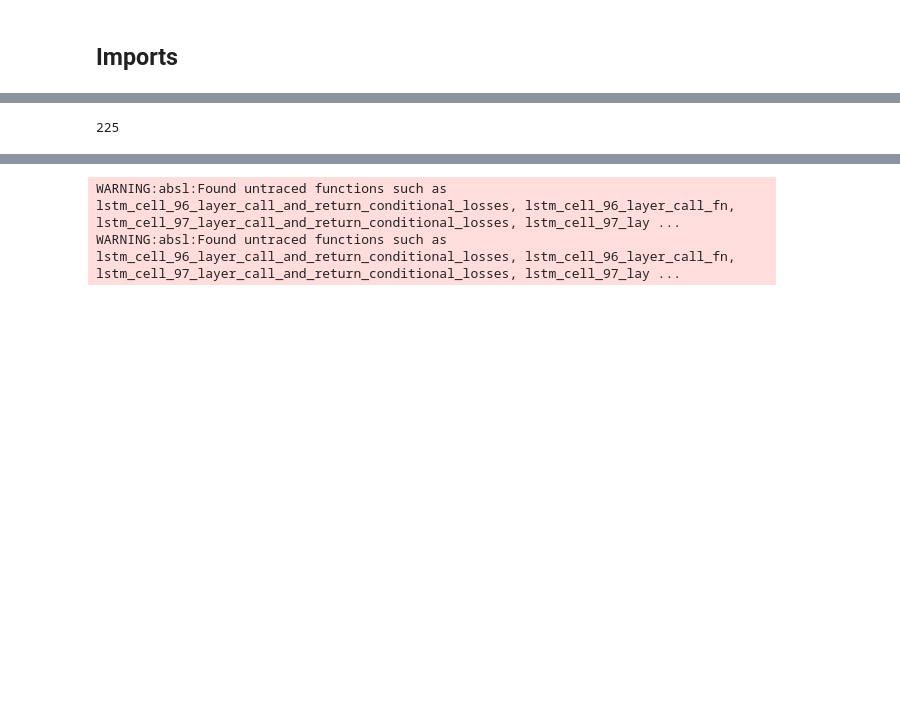
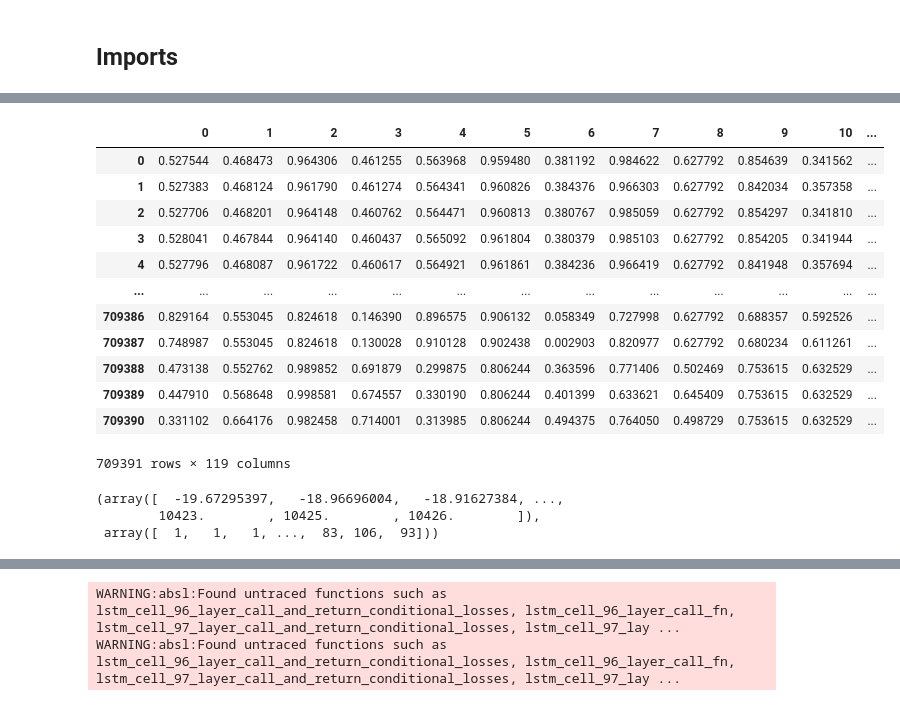
Before and after one commit to Iterb/Human-interaction-recognition, a Jupyter notebook: Preprocess_data.ipynb, the cells around one changed output, grey strips where cells are left out. Drawn from its saved outputs; the diff is of its cells as text; code cells hidden in the pictures; blank space fills up the shorter version.

```diff
--- a/Preprocess_data.ipynb
+++ b/Preprocess_data.ipynb
@@ -474,3 +508,24 @@ from collections import deque
 # %%
-full_data = pd.read_csv(r'./drive/MyDrive/OpenPose/full_data2.csv')
+x_featuresP = pd.read_csv(r'./drive/MyDrive/OpenPose/normalized_25P.csv')
+x_featuresP = x_featuresP.drop(x_featuresP.columns[0], axis=1)
+# %%
+x_featuresP = preprocessing.scale(x_featuresP)
+# %%
+x_featuresP = pd.DataFrame(x_featuresP)
+# %%
+x_featuresP
+# %% [output]
+|  | 0 | 1 | 2 | 3 | 4 | 5 | 6 | 7 | 8 | 9 | 10 | ... |
+| 0 | 0.527544 | 0.468473 | 0.964306 | 0.461255 | 0.563968 | 0.959480 | 0.381192 | 0.984622 | 0.627792 | 0.854639 | 0.341562 | ... |
+| 1 | 0.527383 | 0.468124 | 0.961790 | 0.461274 | 0.564341 | 0.960826 | 0.384376 | 0.966303 | 0.627792 | 0.842034 | 0.357358 | ... |
+| 2 | 0.527706 | 0.468201 | 0.964148 | 0.460762 | 0.564471 | 0.960813 | 0.380767 | 0.985059 | 0.627792 | 0.854297 | 0.341810 | ... |
+| 3 | 0.528041 | 0.467844 | 0.964140 | 0.460437 | 0.565092 | 0.961804 | 0.380379 | 0.985103 | 0.627792 | 0.854205 | 0.341944 | ... |
+| 4 | 0.527796 | 0.468087 | 0.961722 | 0.460617 | 0.564921 | 0.961861 | 0.384236 | 0.966419 | 0.627792 | 0.841948 | 0.357694 | ... |
+| ... | ... | ... | ... | ... | ... | ... | ... | ... | ... | ... | ... | ... |
+| 709386 | 0.829164 | 0.553045 | 0.824618 | 0.146390 | 0.896575 | 0.906132 | 0.058349 | 0.727998 | 0.627792 | 0.688357 | 0.592526 | ... |
+| 709387 | 0.748987 | 0.553045 | 0.824618 | 0.130028 | 0.910128 | 0.902438 | 0.002903 | 0.820977 | 0.627792 | 0.680234 | 0.611261 | ... |
+| 709388 | 0.473138 | 0.552762 | 0.989852 | 0.691879 | 0.299875 | 0.806244 | 0.363596 | 0.771406 | 0.502469 | 0.753615 | 0.632529 | ... |
+| 709389 | 0.447910 | 0.568648 | 0.998581 | 0.674557 | 0.330190 | 0.806244 | 0.401399 | 0.633621 | 0.645409 | 0.753615 | 0.632529 | ... |
+| 709390 | 0.331102 | 0.664176 | 0.982458 | 0.714001 | 0.313985 | 0.806244 | 0.494375 | 0.764050 | 0.498729 | 0.753615 | 0.632529 | ... |
+709391 rows × 119 columns
 # %%
@@ -635,7 +690,9 @@ for r in range(repeats):
   scores.append(score)
 # summarize results
 summarize_results(scores)
-# %%
-X_train, X_test, y_train, y_test, batch_numbers = preprocess_df(full_data, train_size=0.8)
-# %% [output]
-225
+# %%
+np.unique(X_train, return_counts=True)
+# %% [output]
+(array([  -19.67295397,   -18.96696004,   -18.91627384, ...,
+        10423.        , 10425.        , 10426.        ]),
+ array([  1,   1,   1, ...,  83, 106,  93]))
```
Also changed, not shown: parts of 19 cells of this notebook.
